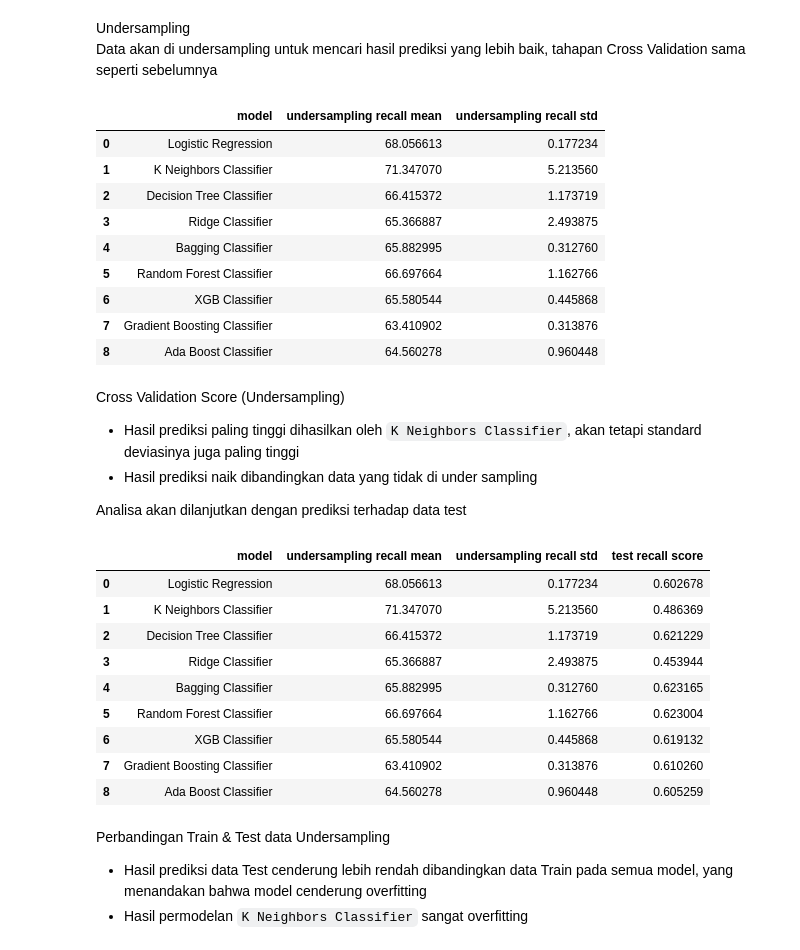
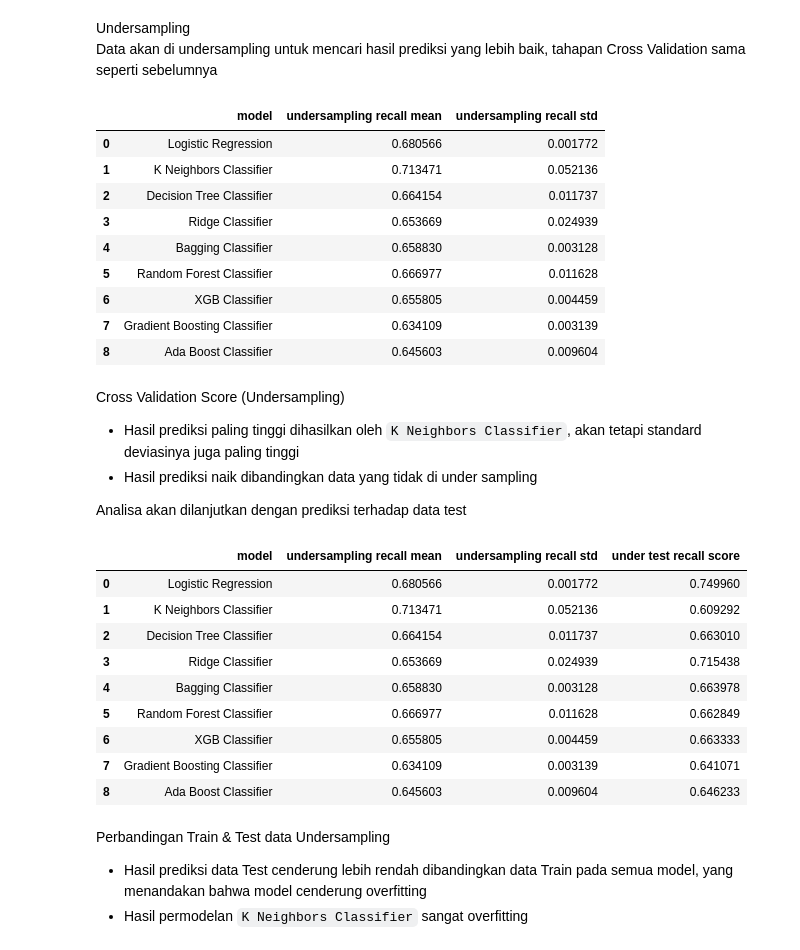
Before and after one commit to ElectricSunset/Hotel_Booking_Cancel_Analysis, a Jupyter notebook: Capstone_Module3.ipynb, the cells around one changed output. Saved outputs shown, nothing was run; the diff lists cells and outputs as text; code cells hidden in the pictures.

```diff
--- a/Capstone_Module3.ipynb
+++ b/Capstone_Module3.ipynb
@@ -588,8 +588,8 @@ for i in models:
         scoring='recall',
         cv=5
     )
-    basic_recall_mean.append(crossval.mean()*100)
-    basic_recall_std.append(crossval.std()*100)
+    basic_recall_mean.append(crossval.mean())
+    basic_recall_std.append(crossval.std())
 
 # Rata - rata hasil dan standard deviasinya disimpan ke dalam DataFrame
 basic_model_df = pd.DataFrame({
@@ -695,8 +695,8 @@ for i in models:
         scoring='recall',
         cv=5
     )
-    under_recall_mean.append(crossval.mean()*100)
-    under_recall_std.append(crossval.std()*100)
+    under_recall_mean.append(crossval.mean())
+    under_recall_std.append(crossval.std())
 
 # Rata - rata hasil dan standard deviasinya disimpan ke dalam DataFrame
 under_model_df = pd.DataFrame({
@@ -708,15 +708,15 @@ under_model_df = pd.DataFrame({
 under_model_df
 # %% [output]
 |  | model | undersampling recall mean | undersampling recall std |
-| 0 | Logistic Regression | 68.056613 | 0.177234 |
-| 1 | K Neighbors Classifier | 71.347070 | 5.213560 |
-| 2 | Decision Tree Classifier | 66.415372 | 1.173719 |
-| 3 | Ridge Classifier | 65.366887 | 2.493875 |
-| 4 | Bagging Classifier | 65.882995 | 0.312760 |
-| 5 | Random Forest Classifier | 66.697664 | 1.162766 |
-| 6 | XGB Classifier | 65.580544 | 0.445868 |
-| 7 | Gradient Boosting Classifier | 63.410902 | 0.313876 |
-| 8 | Ada Boost Classifier | 64.560278 | 0.960448 |
+| 0 | Logistic Regression | 0.680566 | 0.001772 |
+| 1 | K Neighbors Classifier | 0.713471 | 0.052136 |
+| 2 | Decision Tree Classifier | 0.664154 | 0.011737 |
+| 3 | Ridge Classifier | 0.653669 | 0.024939 |
+| 4 | Bagging Classifier | 0.658830 | 0.003128 |
+| 5 | Random Forest Classifier | 0.666977 | 0.011628 |
+| 6 | XGB Classifier | 0.655805 | 0.004459 |
+| 7 | Gradient Boosting Classifier | 0.634109 | 0.003139 |
+| 8 | Ada Boost Classifier | 0.645603 | 0.009604 |
 # %% [markdown]
 Cross Validation Score (Undersampling)
 - Hasil prediksi paling tinggi dihasilkan oleh `K Neighbors Classifier`, akan tetapi standard deviasinya juga paling tinggi
@@ -726,38 +726,38 @@ Analisa akan dilanjutkan dengan prediksi terhadap data test
 # %%
 # buat list untuk menampung hasil test base model
 utest_recall_score = []
 
 for modelname, model in zip(model_name, models):
 
     # mendefinsikan pipemodel
     model_pipe = Pipeline([
         ('resampling', rus),
         ('transformer', transformer),
         ('model', model)
         ])
 
     model_pipe.fit(X_train, y_train)                    # training model pada data train
     Y_pred_class_ = model_pipe.predict(X_test)          # predict class
 
     # hasil scoring disimpan dalam sebuah list
-    utest_recall_score.append([recall_score(y_test, Y_pred_class_*100)])
+    utest_recall_score.append([recall_score(y_test, Y_pred_class_)])
 
 
 # hasil scoring dibuat dalam bentuk dataframe
 df_utest_recallscore = pd.DataFrame(utest_recall_score, index = model_name, columns = ["under test recall score"] )
 under_model_df = under_model_df.join(df_utest_recallscore,on='model', how='outer')
 under_model_df
 # %% [output]
-|  | model | undersampling recall mean | undersampling recall std | test recall score |
-| 0 | Logistic Regression | 68.056613 | 0.177234 | 0.602678 |
-| 1 | K Neighbors Classifier | 71.347070 | 5.213560 | 0.486369 |
-| 2 | Decision Tree Classifier | 66.415372 | 1.173719 | 0.621229 |
-| 3 | Ridge Classifier | 65.366887 | 2.493875 | 0.453944 |
-| 4 | Bagging Classifier | 65.882995 | 0.312760 | 0.623165 |
-| 5 | Random Forest Classifier | 66.697664 | 1.162766 | 0.623004 |
-| 6 | XGB Classifier | 65.580544 | 0.445868 | 0.619132 |
-| 7 | Gradient Boosting Classifier | 63.410902 | 0.313876 | 0.610260 |
-| 8 | Ada Boost Classifier | 64.560278 | 0.960448 | 0.605259 |
+|  | model | undersampling recall mean | undersampling recall std | under test recall score |
+| 0 | Logistic Regression | 0.680566 | 0.001772 | 0.749960 |
+| 1 | K Neighbors Classifier | 0.713471 | 0.052136 | 0.609292 |
+| 2 | Decision Tree Classifier | 0.664154 | 0.011737 | 0.663010 |
+| 3 | Ridge Classifier | 0.653669 | 0.024939 | 0.715438 |
+| 4 | Bagging Classifier | 0.658830 | 0.003128 | 0.663978 |
+| 5 | Random Forest Classifier | 0.666977 | 0.011628 | 0.662849 |
+| 6 | XGB Classifier | 0.655805 | 0.004459 | 0.663333 |
+| 7 | Gradient Boosting Classifier | 0.634109 | 0.003139 | 0.641071 |
+| 8 | Ada Boost Classifier | 0.645603 | 0.009604 | 0.646233 |
 # %% [markdown]
 Perbandingan Train & Test data Undersampling
 - Hasil prediksi data Test cenderung lebih rendah dibandingkan data Train pada semua model, yang menandakan bahwa model cenderung overfitting
```
Also changed, not shown: parts of 10 cells of this notebook.
